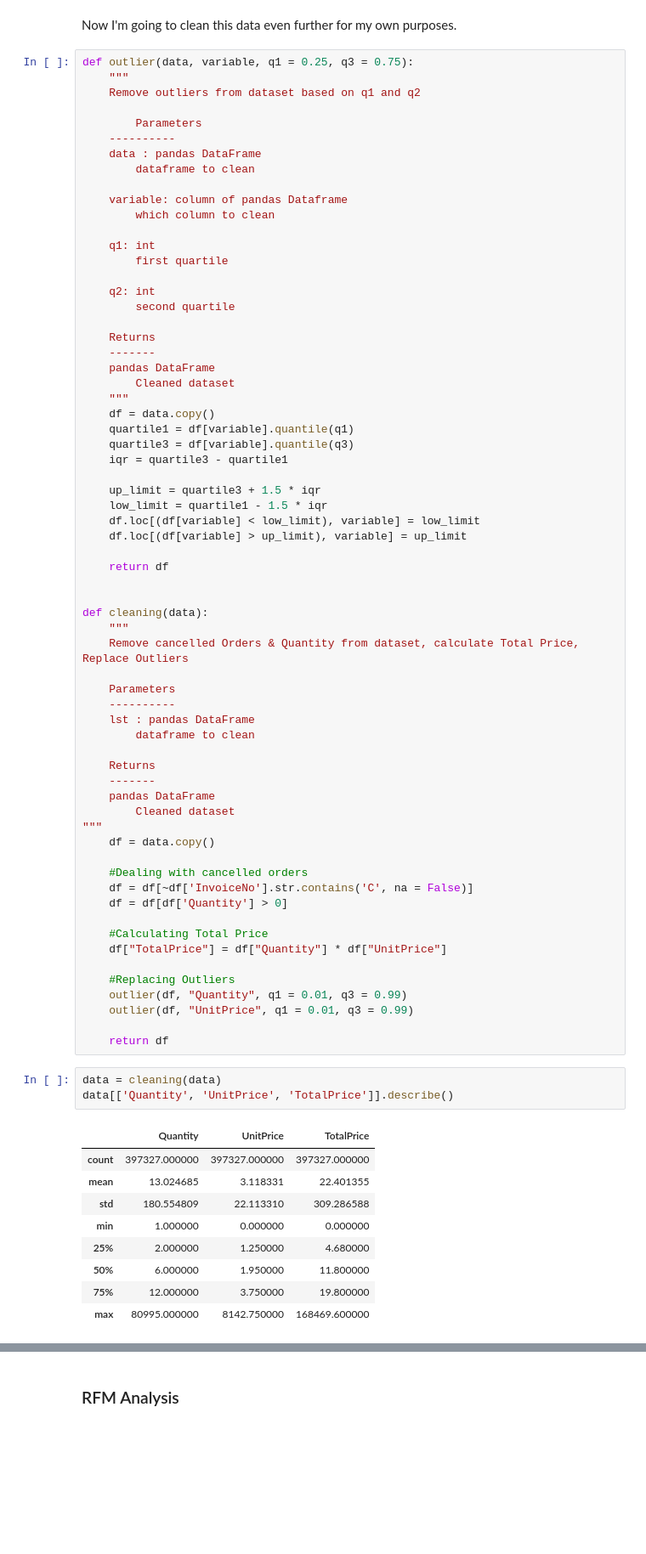
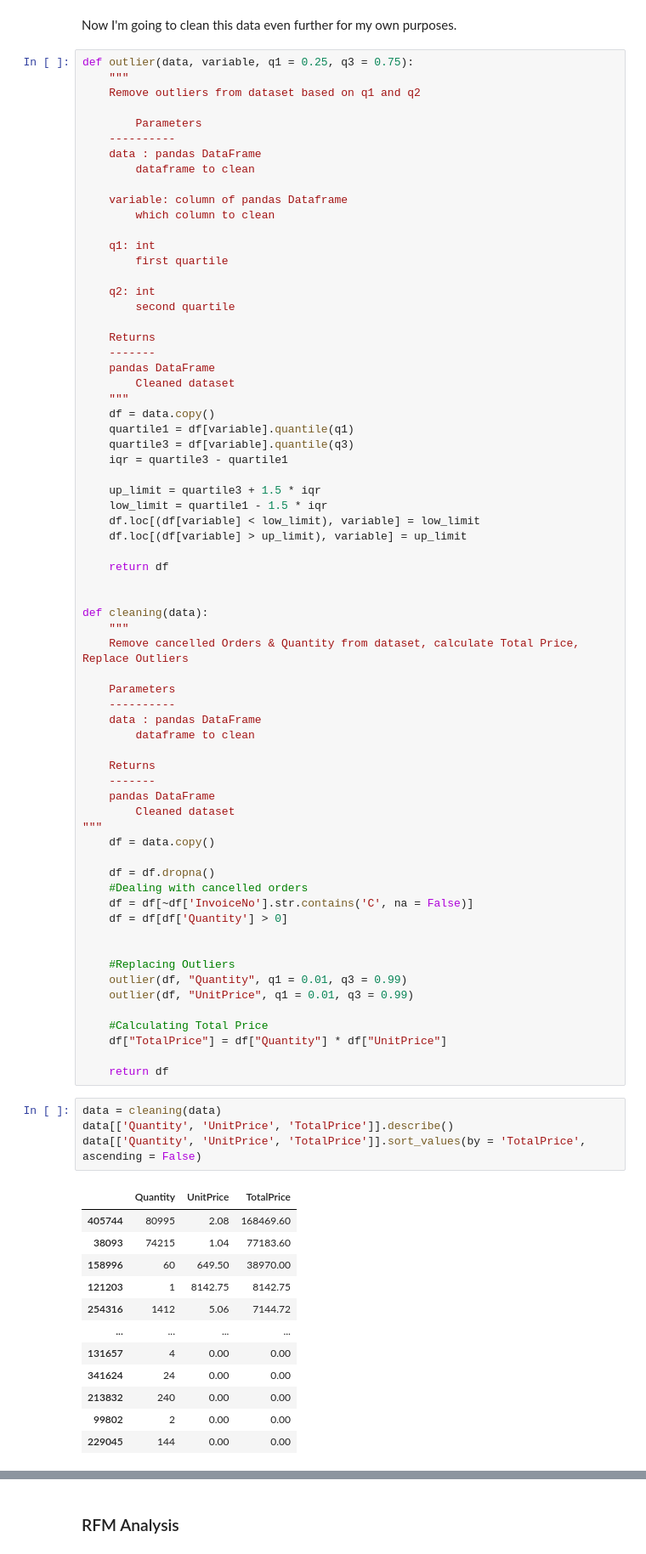
Before and after one commit to ubco-W2022T1-cosc301/project-group31, a Jupyter notebook: notebooks/analysis1.ipynb, the cells around one changed output, grey strips where cells are left out. Shown at 85% size. Cells and saved outputs as stored; diff of their text form; blank space fills up the shorter version.

```diff
--- a/notebooks/analysis1.ipynb
+++ b/notebooks/analysis1.ipynb
@@ -142,7 +143,7 @@ def cleaning(data):
 
     Parameters
     ----------
-    lst : pandas DataFrame
+    data : pandas DataFrame
         dataframe to clean
 
     Returns
@@ -152,28 +153,34 @@ def cleaning(data):
 """
     df = data.copy()
 
+    df = df.dropna()
     #Dealing with cancelled orders
     df = df[~df['InvoiceNo'].str.contains('C', na = False)]
     df = df[df['Quantity'] > 0]
 
-    #Calculating Total Price
-    df["TotalPrice"] = df["Quantity"] * df["UnitPrice"]
 
     #Replacing Outliers
     outlier(df, "Quantity", q1 = 0.01, q3 = 0.99)
     outlier(df, "UnitPrice", q1 = 0.01, q3 = 0.99)
 
+    #Calculating Total Price
+    df["TotalPrice"] = df["Quantity"] * df["UnitPrice"]
+
     return df
 # %%
 data = cleaning(data)
 data[['Quantity', 'UnitPrice', 'TotalPrice']].describe()
+data[['Quantity', 'UnitPrice', 'TotalPrice']].sort_values(by = 'TotalPrice', ascending = False)
 # %% [output]
 |  | Quantity | UnitPrice | TotalPrice |
-| count | 397327.000000 | 397327.000000 | 397327.000000 |
-| mean | 13.024685 | 3.118331 | 22.401355 |
-| std | 180.554809 | 22.113310 | 309.286588 |
-| min | 1.000000 | 0.000000 | 0.000000 |
-| 25% | 2.000000 | 1.250000 | 4.680000 |
-| 50% | 6.000000 | 1.950000 | 11.800000 |
-| 75% | 12.000000 | 3.750000 | 19.800000 |
-| max | 80995.000000 | 8142.750000 | 168469.600000 |
+| 405744 | 80995 | 2.08 | 168469.60 |
+| 38093 | 74215 | 1.04 | 77183.60 |
+| 158996 | 60 | 649.50 | 38970.00 |
+| 121203 | 1 | 8142.75 | 8142.75 |
+| 254316 | 1412 | 5.06 | 7144.72 |
+| ... | ... | ... | ... |
+| 131657 | 4 | 0.00 | 0.00 |
+| 341624 | 24 | 0.00 | 0.00 |
+| 213832 | 240 | 0.00 | 0.00 |
+| 99802 | 2 | 0.00 | 0.00 |
+| 229045 | 144 | 0.00 | 0.00 |
```
Also changed, not shown: parts of 8 cells of this notebook.
